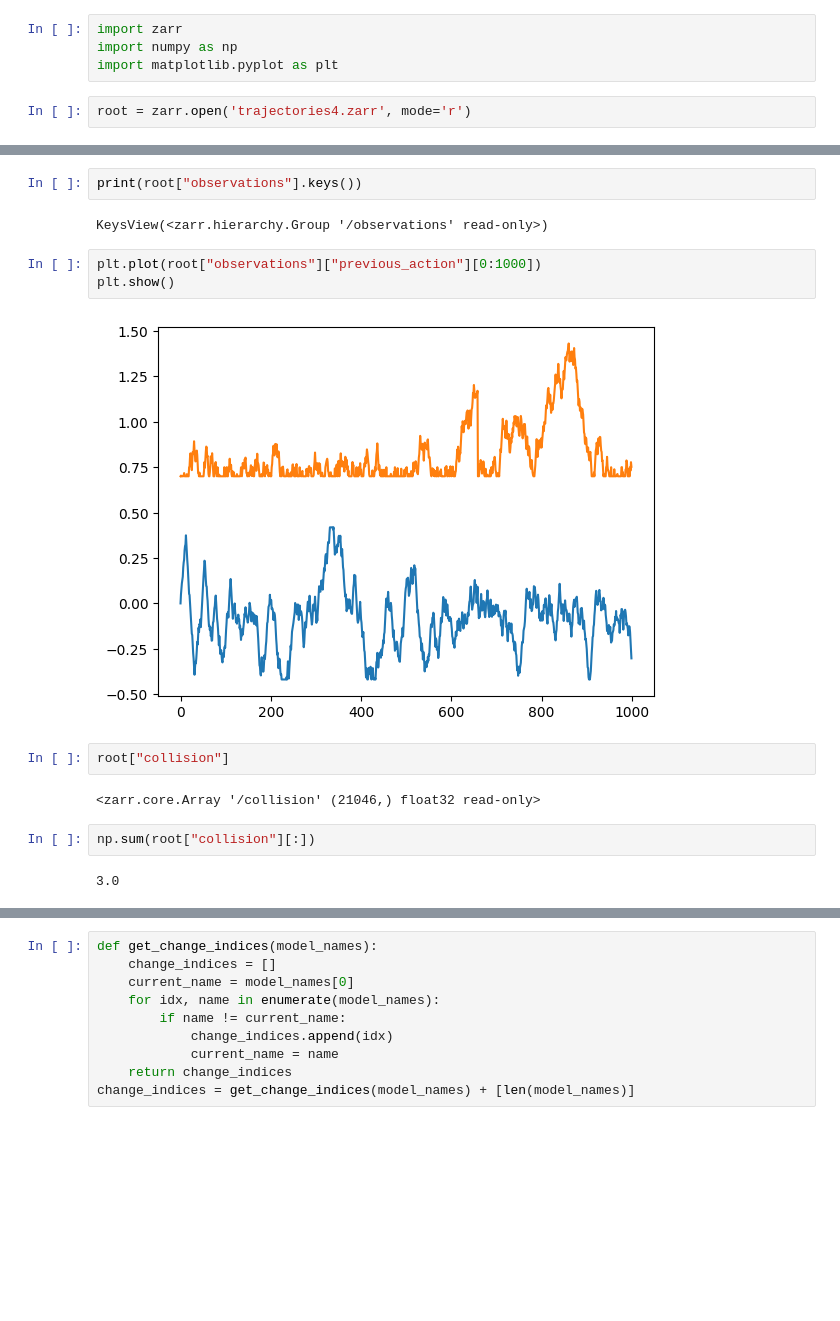
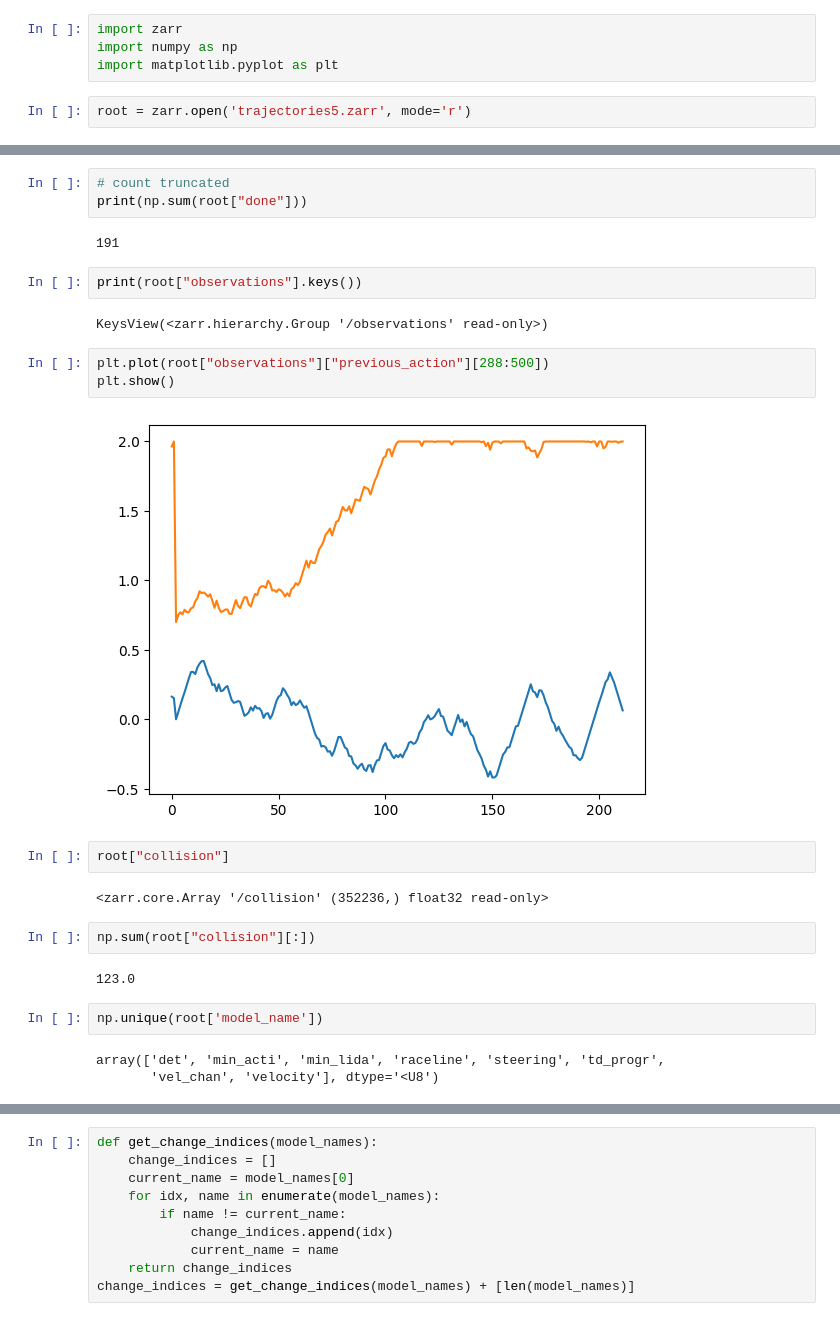
Before and after one commit to HyberionBrew/f110-sb3, a Jupyter notebook: analyze_dataset.ipynb, the cells around one changed output, grey strips where cells are left out. Drawn from its saved outputs; the diff is of its cells as text; blank space fills up the shorter version.

```diff
--- a/analyze_dataset.ipynb
+++ b/analyze_dataset.ipynb
@@ -3,4 +3,4 @@ import zarr
 import numpy as np
 import matplotlib.pyplot as plt
 # %%
-root = zarr.open('trajectories4.zarr', mode='r')
+root = zarr.open('trajectories5.zarr', mode='r')
@@ -16,20 +29,30 @@ plt.show()
+# %%
+# count truncated
+print(np.sum(root["done"]))
+# %% [output]
+191
 # %%
 print(root["observations"].keys())
 # %% [output]
 KeysView(<zarr.hierarchy.Group '/observations' read-only>)
 # %%
-plt.plot(root["observations"]["previous_action"][0:1000])
+plt.plot(root["observations"]["previous_action"][288:500])
 plt.show()
 # %% [output]
-[figure, old version]
+[figure, new version]
 # %%
 root["collision"]
 # %% [output]
-<zarr.core.Array '/collision' (21046,) float32 read-only>
+<zarr.core.Array '/collision' (352236,) float32 read-only>
 # %%
 np.sum(root["collision"][:])
 # %% [output]
-3.0
+123.0
+# %%
+np.unique(root['model_name'])
+# %% [output]
+array(['det', 'min_acti', 'min_lida', 'raceline', 'steering', 'td_progr',
+       'vel_chan', 'velocity'], dtype='<U8')
 # %%
 # Access the model_name dataset
 model_names = root['model_name'] # ['model_name']
```
Also changed, not shown: parts of 30 cells of this notebook, 2 other files.
